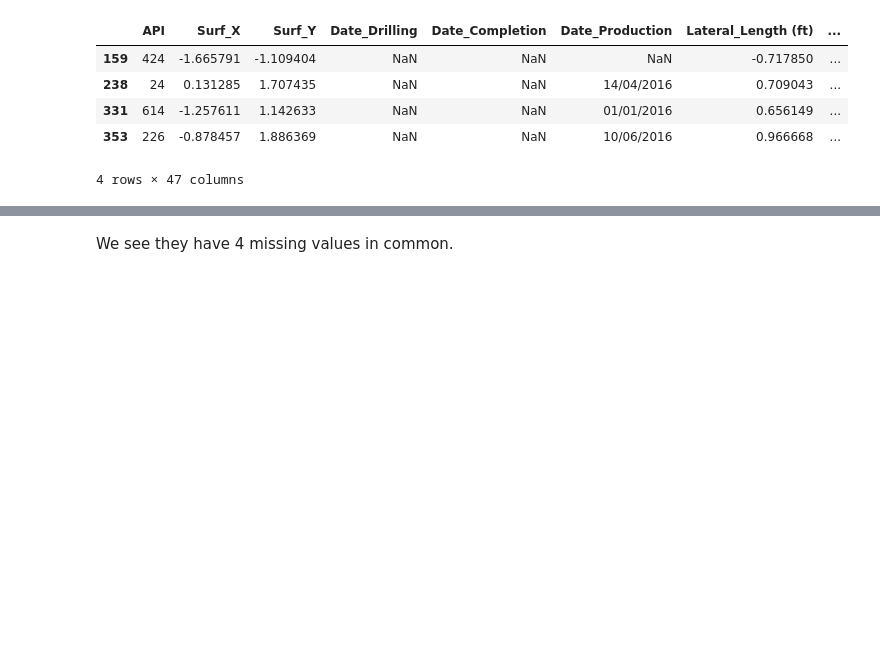
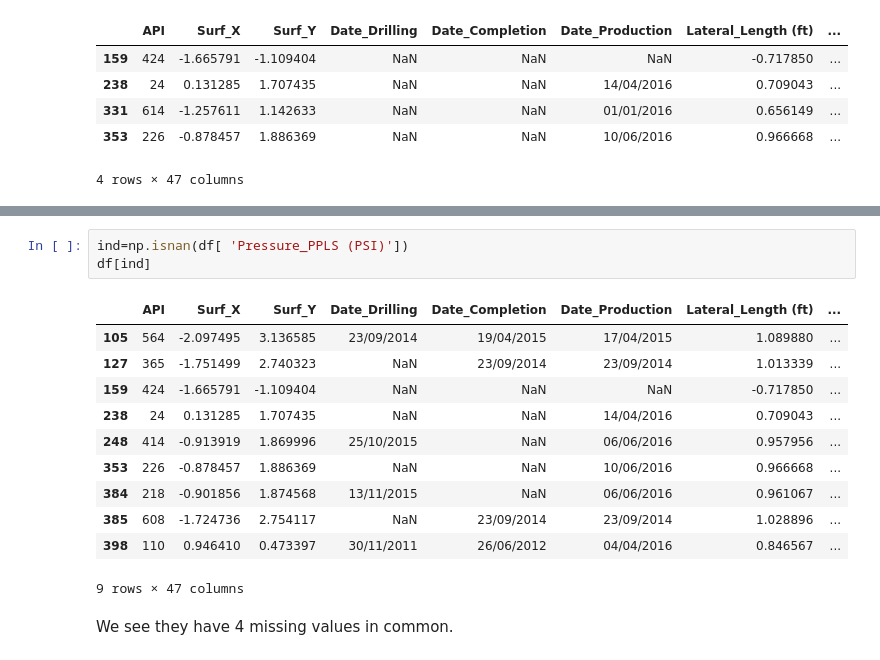
Before and after one commit to rmaliki/ProjetISA, a Jupyter notebook: Code +Data/Global Analysis of Missing Values.ipynb, the cells around one changed output, grey strips where cells are left out. Saved outputs shown, nothing was run; the diff lists cells and outputs as text; blank space fills up the shorter version.

```diff
--- a/Code +Data/Global Analysis of Missing Values.ipynb
+++ b/Code +Data/Global Analysis of Missing Values.ipynb
@@ -197,2 +239,17 @@ df[missing_date]
+# %%
+ind=np.isnan(df[ 'Pressure_PPLS (PSI)'])
+df[ind]
+# %% [output]
+|  | API | Surf_X | Surf_Y | Date_Drilling | Date_Completion | Date_Production | Lateral_Length (ft) | ... |
+| 105 | 564 | -2.097495 | 3.136585 | 23/09/2014 | 19/04/2015 | 17/04/2015 | 1.089880 | ... |
+| 127 | 365 | -1.751499 | 2.740323 | NaN | 23/09/2014 | 23/09/2014 | 1.013339 | ... |
+| 159 | 424 | -1.665791 | -1.109404 | NaN | NaN | NaN | -0.717850 | ... |
+| 238 | 24 | 0.131285 | 1.707435 | NaN | NaN | 14/04/2016 | 0.709043 | ... |
+| 248 | 414 | -0.913919 | 1.869996 | 25/10/2015 | NaN | 06/06/2016 | 0.957956 | ... |
+| 353 | 226 | -0.878457 | 1.886369 | NaN | NaN | 10/06/2016 | 0.966668 | ... |
+| 384 | 218 | -0.901856 | 1.874568 | 13/11/2015 | NaN | 06/06/2016 | 0.961067 | ... |
+| 385 | 608 | -1.724736 | 2.754117 | NaN | 23/09/2014 | 23/09/2014 | 1.028896 | ... |
+| 398 | 110 | 0.946410 | 0.473397 | 30/11/2011 | 26/06/2012 | 04/04/2016 | 0.846567 | ... |
+9 rows × 47 columns
 # %% [markdown]
 We see they have 4 missing values in common.
```
Also changed, not shown: parts of 4 cells of this notebook.
